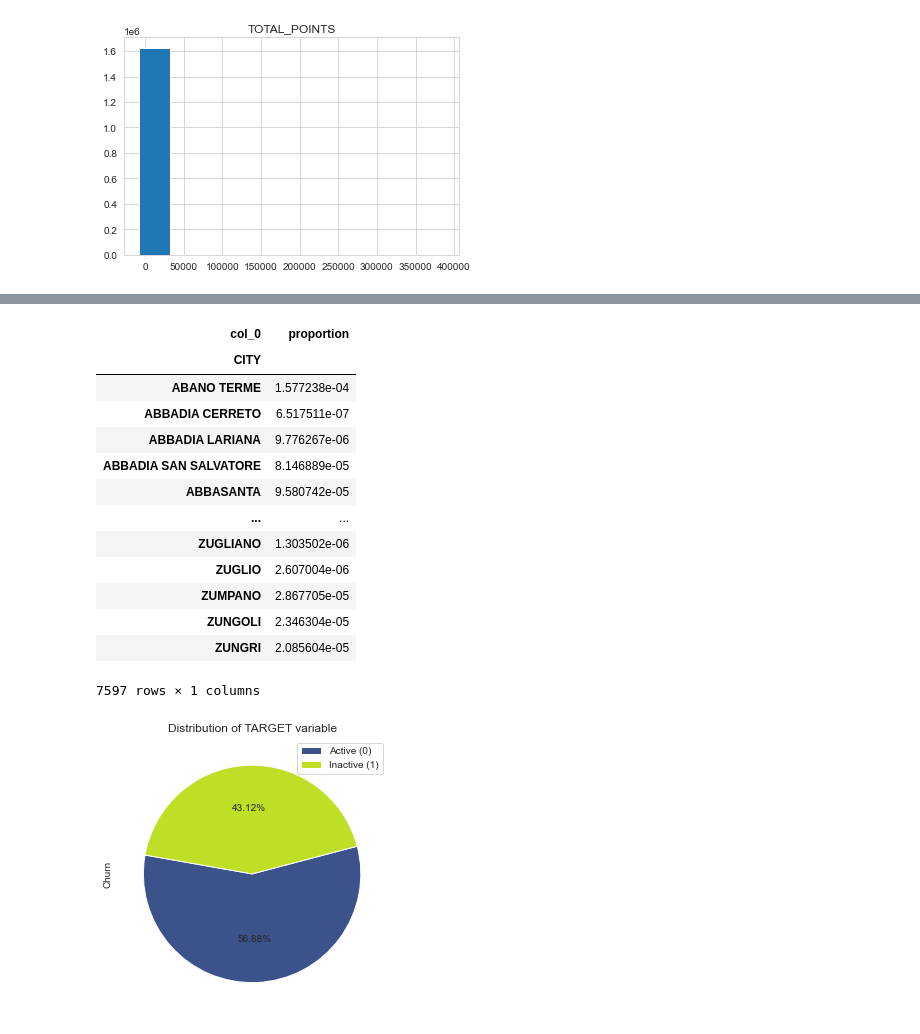
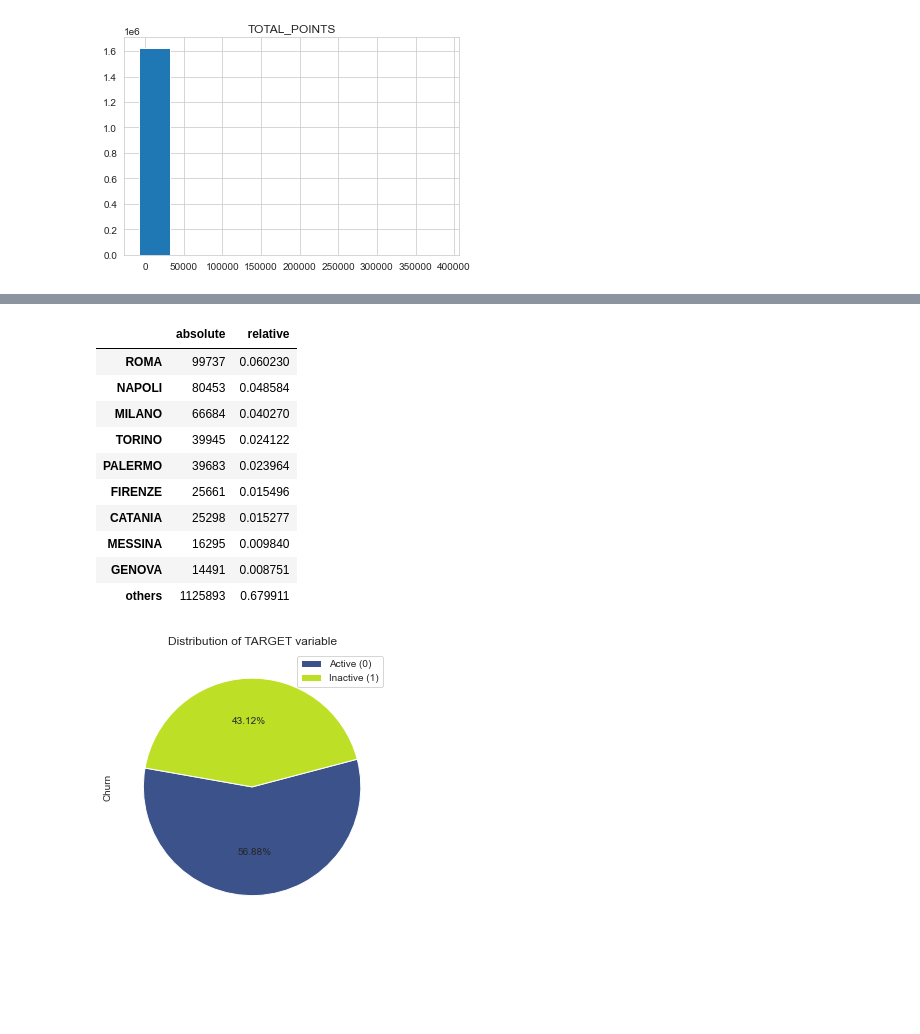
Before and after one commit to Alantjee/GBACDutchieVita, a Jupyter notebook: Churn Notebook.ipynb, the cells around one changed output, grey strips where cells are left out. Drawn from its saved outputs; the diff is of its cells as text; code cells hidden in the pictures; blank space fills up the shorter version.

```diff
--- a/Churn Notebook.ipynb
+++ b/Churn Notebook.ipynb
@@ -329,6 +347,37 @@ dfnew.hist(column='TOTAL_POINTS')
 array([[<AxesSubplot:title={'center':'TOTAL_POINTS'}>]], dtype=object)
 [figure]
 # %%
-tab = pd.crosstab(index=dfnew['SEX'], columns='proportion')
-tab/tab.sum()
+def get_frequencies(series: pd.Series, n_categories: int = None,
+                    bins: int = None, dropna: bool = True
+                    ) -> pd.DataFrame:
+    """Return a DataFrame displaying the series frequencies.
+
+    Parameters
+    ----------
+    series: pd.Series
+        The series for which frequencies are to be computed.
+    n_categories: int, optional
+        Maximum number of categories to return in output.
+        Low-frequency categories will be grouped together to
+        reach this threshold.
+
+    """
+    vc = series.value_counts(ascending=False,
+                             bins=bins,
+                             dropna=dropna
+                             )
+    if n_categories is not None:
+        if not isinstance(n_categories, int) or n_categories <= 0:
+            raise TypeError('n_categories should be a strictly positive integer')
+        if n_categories < len(vc):
+            freq_others = vc.iloc[n_categories - 1:].sum()
+            vc = vc.iloc[:n_categories - 1]\
+                   .append(pd.Series({'others': freq_others}))
+    return pd.DataFrame({'absolute': vc,
+                         'relative': vc / len(series),
+                         },
+                        index=vc.index
+                        )
+#proportion of males and females in our database
+get_frequencies(dfnew['SEX'], n_categories=5)
 # %% [output]
@@ -379,19 +412,16 @@ tab/tab.sum()
 # %%
-tab = pd.crosstab(index=dfnew['CITY'], columns='proportion')
-tab/tab.sum()
+#proportion for each city where our clients come from
+get_frequencies(dfnew['CITY'], n_categories=10)
 # %% [output]
-| col_0 | proportion |
-| CITY |  |
-| ABANO TERME | 1.577238e-04 |
-| ABBADIA CERRETO | 6.517511e-07 |
-| ABBADIA LARIANA | 9.776267e-06 |
-| ABBADIA SAN SALVATORE | 8.146889e-05 |
-| ABBASANTA | 9.580742e-05 |
-| ... | ... |
-| ZUGLIANO | 1.303502e-06 |
-| ZUGLIO | 2.607004e-06 |
-| ZUMPANO | 2.867705e-05 |
-| ZUNGOLI | 2.346304e-05 |
-| ZUNGRI | 2.085604e-05 |
+|  | absolute | relative |
+| ROMA | 99737 | 0.060230 |
+| NAPOLI | 80453 | 0.048584 |
+| MILANO | 66684 | 0.040270 |
+| TORINO | 39945 | 0.024122 |
+| PALERMO | 39683 | 0.023964 |
+| FIRENZE | 25661 | 0.015496 |
+| CATANIA | 25298 | 0.015277 |
+| MESSINA | 16295 | 0.009840 |
+| GENOVA | 14491 | 0.008751 |
+| others | 1125893 | 0.679911 |
-7597 rows × 1 columns
 # %%
```
Also changed, not shown: parts of 40 cells of this notebook, 2 other files.
